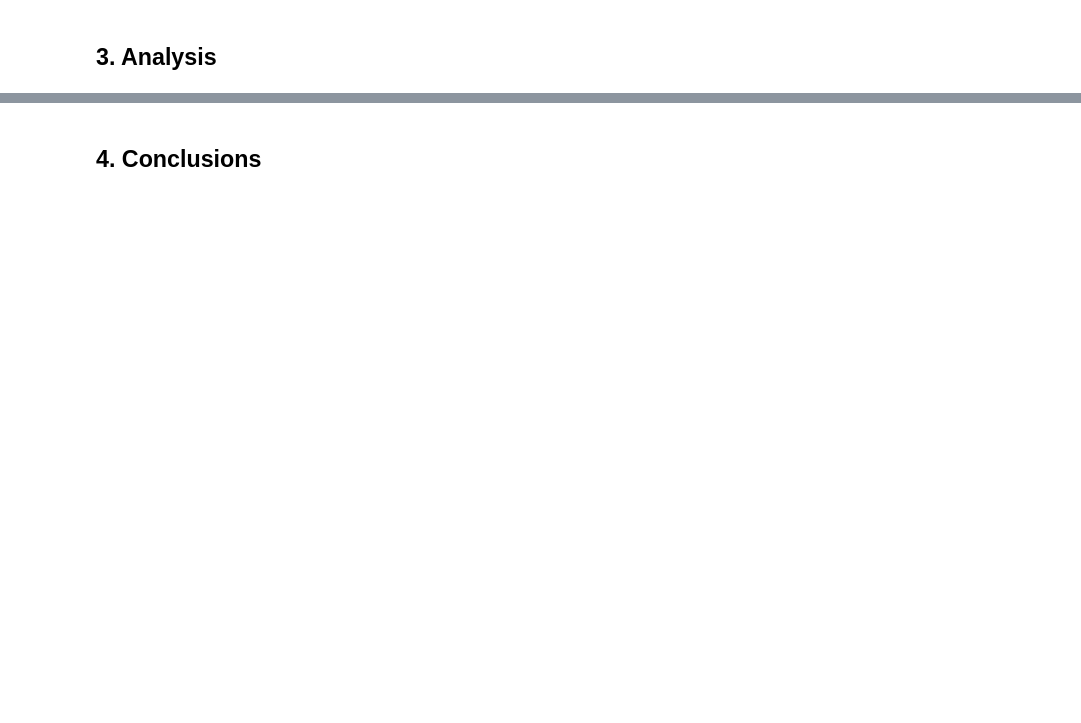
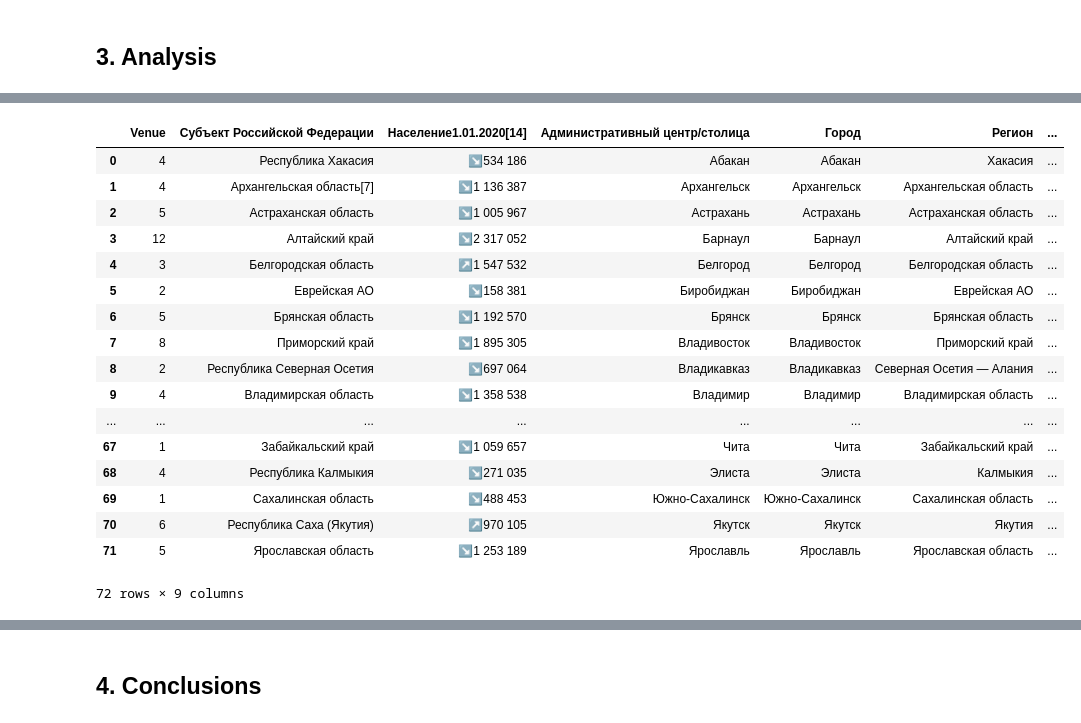
Before and after one commit to frandy13/Coursera_Capstone, a Jupyter notebook: The most reading city and region.ipynb, the cells around one changed output, grey strips where cells are left out. Saved outputs shown, nothing was run; the diff lists cells and outputs as text; code cells hidden in the pictures; blank space fills up the shorter version.

```diff
--- a/The most reading city and region.ipynb
+++ b/The most reading city and region.ipynb
@@ -148,0 +538,5 @@ Last preparation step - let's obtain latitude and longitude data, using a build-
+# %%
+# 4.2 Run the function to collect university bookstores data
+RU_UniStore = getUniStore (names=Data['Город'],
+                                   latitudes=Data['lat'],
+                                   longitudes=Data['lng'])
@@ -148,0 +572,5 @@ Last preparation step - let's obtain latitude and longitude data, using a build-
+# %%
+# Concatenating the four resulting tables
+frames = [RU_Libraries,RU_Bookstores,RU_UniLib,RU_UniStore]
+Books = pd.concat(frames)
+Books.head(10)
@@ -148,0 +595,4 @@ Last preparation step - let's obtain latitude and longitude data, using a build-
+# %%
+# Calculating the number of books-related location per city
+Locations = pd.pivot_table(Books, index = 'City', aggfunc = pd.Series.nunique)
+Locations.head()
@@ -148,0 +607,3 @@ Last preparation step - let's obtain latitude and longitude data, using a build-
+# %%
+Locations = Locations[['Venue']]
+Locations
@@ -148,0 +630,23 @@ Last preparation step - let's obtain latitude and longitude data, using a build-
+# %%
+# Importing the information on cities' population (and lat long values as we might want to show the results on a map later)
+City_books = Locations.merge(Data, how='left', left_on='City', right_on = 'Город')
+City_books
+# %% [output]
+|  | Venue | Субъект Российской Федерации | Население1.01.2020[14] | Административный центр/столица | Город | Регион | ... |
+| 0 | 4 | Республика Хакасия | ↘534 186 | Абакан | Абакан | Хакасия | ... |
+| 1 | 4 | Архангельская область[7] | ↘1 136 387 | Архангельск | Архангельск | Архангельская область | ... |
+| 2 | 5 | Астраханская область | ↘1 005 967 | Астрахань | Астрахань | Астраханская область | ... |
+| 3 | 12 | Алтайский край | ↘2 317 052 | Барнаул | Барнаул | Алтайский край | ... |
+| 4 | 3 | Белгородская область | ↗1 547 532 | Белгород | Белгород | Белгородская область | ... |
+| 5 | 2 | Еврейская АО | ↘158 381 | Биробиджан | Биробиджан | Еврейская АО | ... |
+| 6 | 5 | Брянская область | ↘1 192 570 | Брянск | Брянск | Брянская область | ... |
+| 7 | 8 | Приморский край | ↘1 895 305 | Владивосток | Владивосток | Приморский край | ... |
+| 8 | 2 | Республика Северная Осетия | ↘697 064 | Владикавказ | Владикавказ | Северная Осетия — Алания | ... |
+| 9 | 4 | Владимирская область | ↘1 358 538 | Владимир | Владимир | Владимирская область | ... |
+| ... | ... | ... | ... | ... | ... | ... | ... |
+| 67 | 1 | Забайкальский край | ↘1 059 657 | Чита | Чита | Забайкальский край | ... |
+| 68 | 4 | Республика Калмыкия | ↘271 035 | Элиста | Элиста | Калмыкия | ... |
+| 69 | 1 | Сахалинская область | ↘488 453 | Южно-Сахалинск | Южно-Сахалинск | Сахалинская область | ... |
+| 70 | 6 | Республика Саха (Якутия) | ↗970 105 | Якутск | Якутск | Якутия | ... |
+| 71 | 5 | Ярославская область | ↘1 253 189 | Ярославль | Ярославль | Ярославская область | ... |
+72 rows × 9 columns
```
Also changed, not shown: parts of 46 cells of this notebook.
